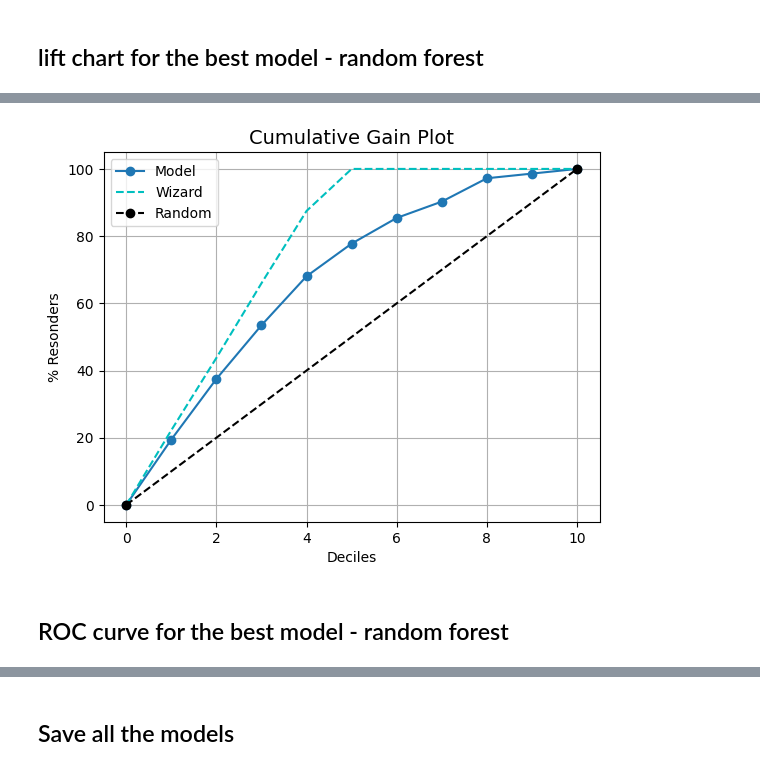
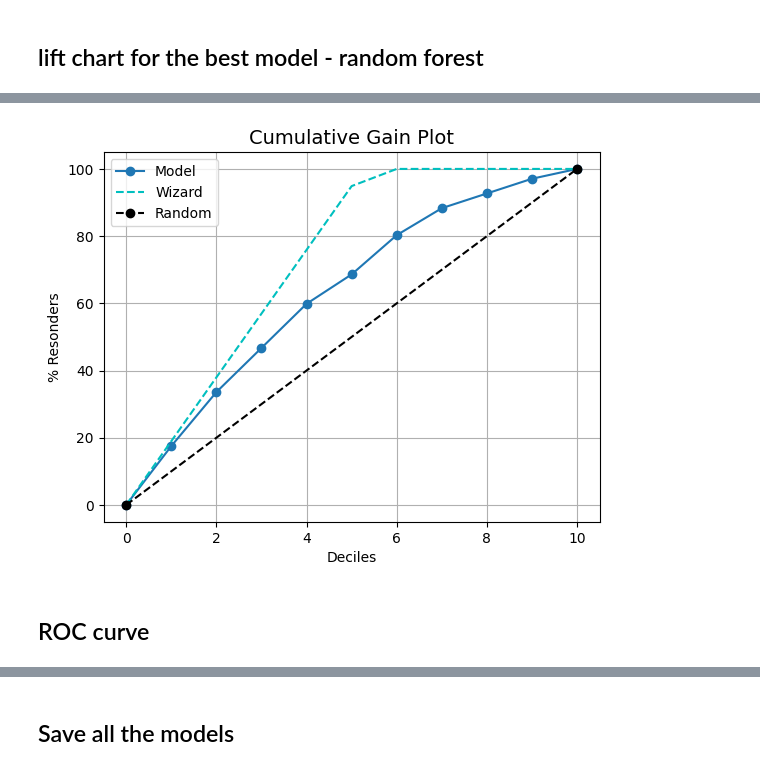
Before and after one commit to MSWinds/C-SCLC-PrognosisML, a Jupyter notebook: data1_modeling.ipynb, the cells around one changed output, grey strips where cells are left out. Drawn from its saved outputs; the diff is of its cells as text; code cells hidden in the pictures.

```diff
--- a/data1_modeling.ipynb
+++ b/data1_modeling.ipynb
@@ -6,10 +6,10 @@ import seaborn as sns
 import optuna
 # %%
 # Read X_train.csv, X_test.csv, y_train.csv, y_test.csv
-X_train = pd.read_csv('Data/X_train.csv')
-X_test = pd.read_csv('Data/X_test.csv')
-y_train = pd.read_csv('Data/y_train.csv')
-y_test = pd.read_csv('Data/y_test.csv')
+X_train = pd.read_csv('Data1/X_train.csv')
+X_test = pd.read_csv('Data1/X_test.csv')
+y_train = pd.read_csv('Data1/y_train.csv')
+y_test = pd.read_csv('Data1/y_test.csv')
 # %%
 # check shape
 X_train.shape, X_test.shape, y_train.shape, y_test.shape
@@ -138,3 +136,10 @@ y_train.shape
+# %%
+from sklearn.preprocessing import StandardScaler
+# Fit the scaler to the "Tumor Size" column in the training data
+scaler = StandardScaler()
+scaler.fit(X_train[["Tumor Size"]])
+X_train["Tumor Size"] = scaler.transform(X_train[["Tumor Size"]])
+X_test["Tumor Size"] = scaler.transform(X_test[["Tumor Size"]])
 # %%
 # define a optuna objective function for random forest classifier
 from sklearn.ensemble import RandomForestClassifier
@@ -569,16 +580,11 @@ import warnings
 warnings.filterwarnings('ignore')
 optuna.logging.set_verbosity(optuna.logging.WARNING)
 # %%
-# Define the custom F2 evaluation function for LightGBM
-def lgb_f2_eval(preds, data):
-    labels = data.get_label()
-    preds = np.round(preds)
-    return 'lgb_f2_eval', -fbeta_score(labels, preds, beta=2), False  # Return the negative F2 score
-
 # Parameters for LightGBM
 params = {
     "objective": "binary",
-    "metric": "lgb_f2_eval",  # Use custom metric
+    "metric": "binary_logloss",
+    # "metric": "lgb_f2_eval",  # Use custom metric
     "boosting_type": "gbdt",
     "verbosity": -1,
 }
@@ -591,13 +597,12 @@ study_auto_lgb = optuna.create_study(direction='minimize', study_name='LightGBM
 auto_lgb_tuner = lgbtcv(
     params=params,
     train_set=dtrain,
-    num_boost_round=100,  # Number of boosting iterations
+    num_boost_round=300,  # Number of boosting iterations
     nfold=3,
     stratified=True,  # Perform stratified sampling
     seed=66,  # Fix random seed for reproducibility of cv
     optuna_seed=66,  # Fix random seed for reproducibility of optuna trials
     shuffle=True,  # Shuffle data before creating folds
     callbacks=[early_stopping(20)],
-    study=study_auto_lgb,
-    feval=lgb_f2_eval
+    study=study_auto_lgb
 )
@@ -886,10 +946,10 @@ import kds
 # %%
-rf = RandomForestClassifier(**study_rf.best_params)
-rf.fit(X_train, y_train.squeeze())
-y_prob = rf.predict_proba(X_test)
+svm = SVC(**study_svm.best_params, probability=True)
+svm.fit(X_train, y_train.squeeze())
+y_prob = svm.predict_proba(X_test)
 kds.metrics.plot_cumulative_gain(y_test.squeeze(), y_prob[:,1])
 plt.show()
 # %% [output]
-[figure, old version]
+[figure, new version]
 # %% [markdown]
-## ROC curve for the best model - random forest
+## ROC curve
```
Also changed, not shown: parts of 47 cells of this notebook, 12 other files.
